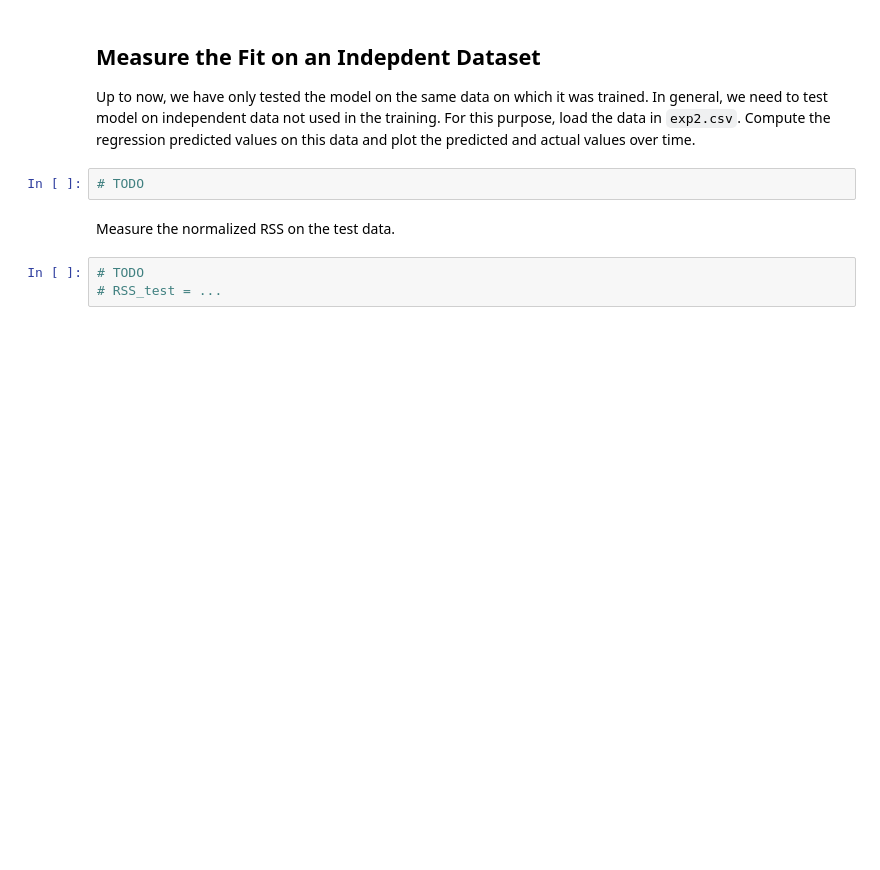
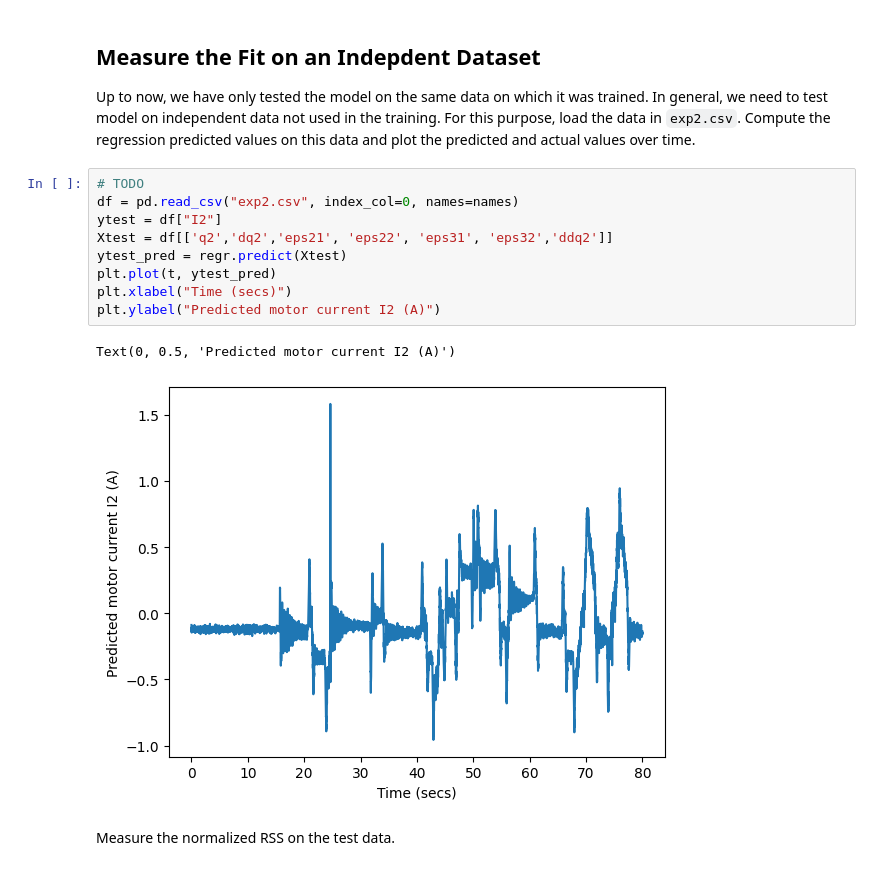
Before and after one commit to manovay/msml, a Jupyter notebook: unit03_mult_lin_reg/lab_robot_calib_partial.ipynb, the cells around one changed output. Drawn from its saved outputs; the diff is of its cells as text; blank space fills up the shorter version.

```diff
--- a/unit03_mult_lin_reg/lab_robot_calib_partial.ipynb
+++ b/unit03_mult_lin_reg/lab_robot_calib_partial.ipynb
@@ -118,10 +128,17 @@ Measure the normalized RSS given by `RSS / (n s^2_y).
 ## Measure the Fit on an Indepdent Dataset
 
 Up to now, we have only tested the model on the same data on which it was trained.  In general, we need to test model on independent data not used in the training.  For this purpose, load the data in `exp2.csv`.  Compute the regression predicted values on this data and plot the predicted and actual values over time.
-# %%
-# TODO
+# %%
+# TODO
+df = pd.read_csv("exp2.csv", index_col=0, names=names)
+ytest = df["I2"]
+Xtest = df[['q2','dq2','eps21', 'eps22', 'eps31', 'eps32','ddq2']]
+ytest_pred = regr.predict(Xtest)
+plt.plot(t, ytest_pred)
+plt.xlabel("Time (secs)")
+plt.ylabel("Predicted motor current I2 (A)")
+# %% [output]
+Text(0, 0.5, 'Predicted motor current I2 (A)')
+[figure, added]
 # %% [markdown]
 Measure the normalized RSS on the test data.
-# %%
-# TODO
-# RSS_test = ...
```
Also changed, not shown: parts of 5 cells of this notebook.
